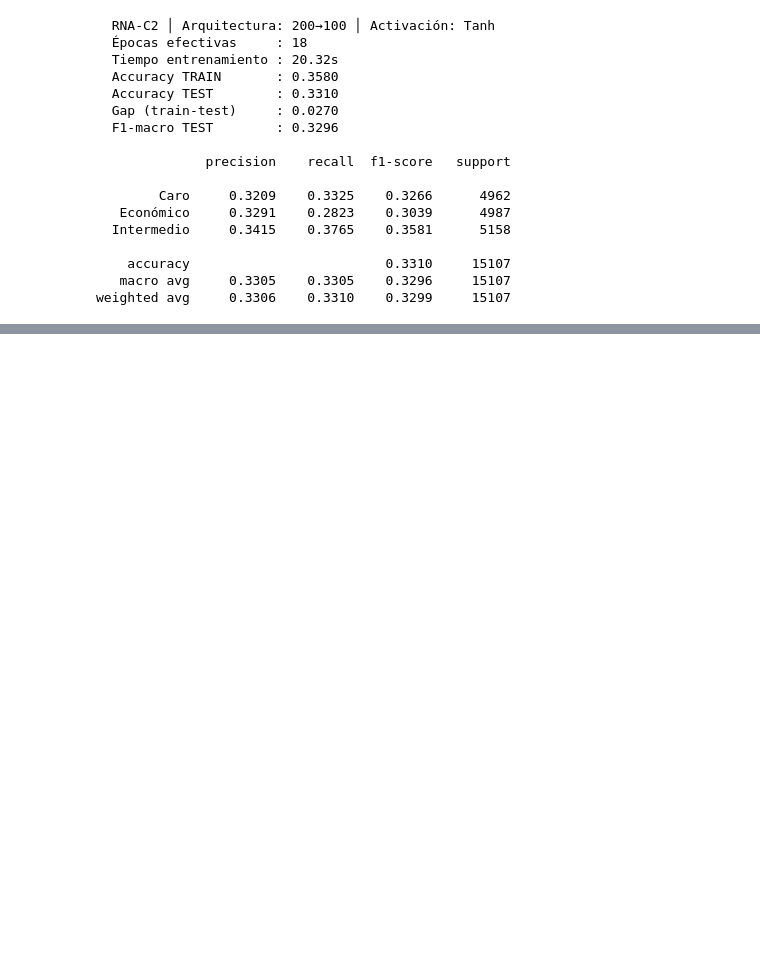
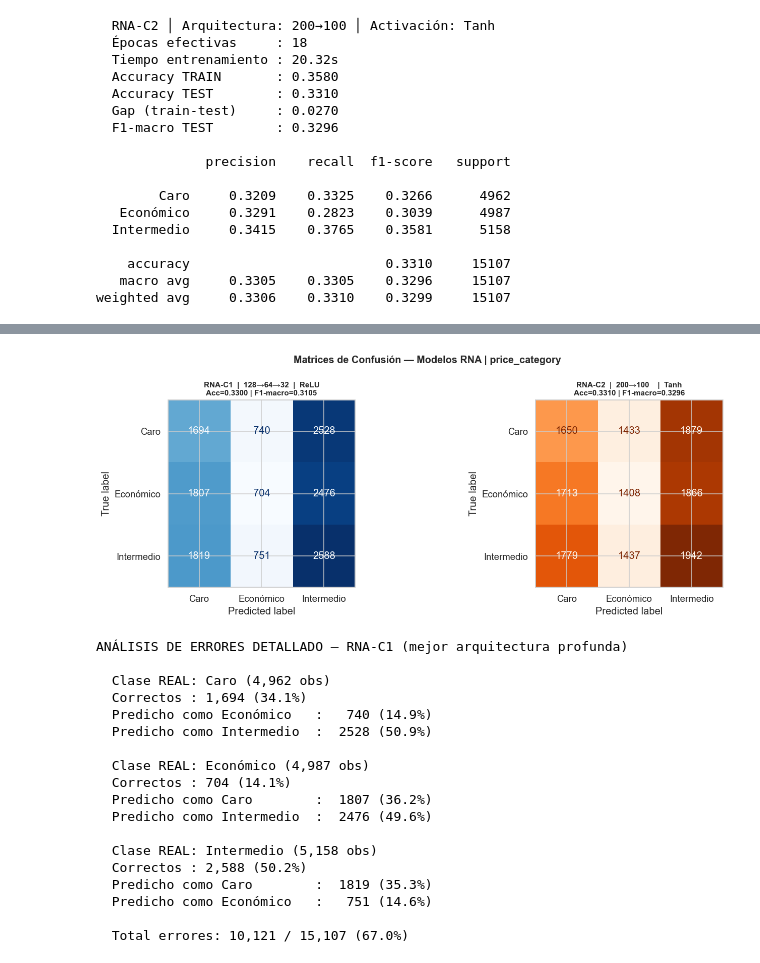
Before and after one commit to Branuvg/lab4_mineria, a Jupyter notebook: lab9.ipynb, the cells around one changed output, grey strips where cells are left out. Drawn from its saved outputs; the diff is of its cells as text; code cells hidden in the pictures; blank space fills up the shorter version.

Commit message:
Matrices de confusion

```diff
--- a/lab9.ipynb
+++ b/lab9.ipynb
@@ -346,0 +368,54 @@ weighted avg     0.3306    0.3310    0.3299     15107
+# %%
+# Matrices de confusión — ambos modelos de clasificación
+fig, axes = plt.subplots(1, 2, figsize=(14, 5))
+
+for ax, (nombre, yp, acc, f1, cmap) in zip(axes, [
+    ('RNA-C1  |  128→64→32  |  ReLU', yp_c1_te, acc_c1_te, f1_c1_te, 'Blues'),
+    ('RNA-C2  |  200→100    |  Tanh', yp_c2_te, acc_c2_te, f1_c2_te, 'Oranges'),
+]):
+    cm = confusion_matrix(y_test_c, yp)
+    disp = ConfusionMatrixDisplay(cm, display_labels=le.classes_)
+    disp.plot(ax=ax, cmap=cmap, colorbar=False)
+    ax.set_title(f'{nombre}\nAcc={acc:.4f} | F1-macro={f1:.4f}',
+                 fontweight='bold', fontsize=10)
+
+plt.suptitle('Matrices de Confusión — Modelos RNA | price_category',
+             fontweight='bold', fontsize=13)
+plt.tight_layout()
+plt.show()
+
+# Análisis numérico de errores por clase — mejor modelo
+print()
+print("ANÁLISIS DE ERRORES DETALLADO — RNA-C1 (mejor arquitectura profunda)")
+cm1 = confusion_matrix(y_test_c, yp_c1_te)
+for i, cls_true in enumerate(le.classes_):
+    n_total   = cm1[i].sum()
+    n_ok      = cm1[i, i]
+    n_err     = n_total - n_ok
+    print(f"\n  Clase REAL: {cls_true} ({n_total:,} obs)")
+    print(f"  Correctos : {n_ok:,} ({n_ok/n_total*100:.1f}%)")
+    for j, cls_pred in enumerate(le.classes_):
+        if i != j and cm1[i, j] > 0:
+            print(f"  Predicho como {cls_pred:<12}: {cm1[i,j]:>5} ({cm1[i,j]/n_total*100:.1f}%)")
+total_err = cm1.sum() - np.trace(cm1)
+print(f"\n  Total errores: {total_err:,} / {len(y_test_c):,} ({total_err/len(y_test_c)*100:.1f}%)")
+# %% [output]
+[figure, added]
+ANÁLISIS DE ERRORES DETALLADO — RNA-C1 (mejor arquitectura profunda)
+
+  Clase REAL: Caro (4,962 obs)
+  Correctos : 1,694 (34.1%)
+  Predicho como Económico   :   740 (14.9%)
+  Predicho como Intermedio  :  2528 (50.9%)
+
+  Clase REAL: Económico (4,987 obs)
+  Correctos : 704 (14.1%)
+  Predicho como Caro        :  1807 (36.2%)
+  Predicho como Intermedio  :  2476 (49.6%)
+
+  Clase REAL: Intermedio (5,158 obs)
+  Correctos : 2,588 (50.2%)
+  Predicho como Caro        :  1819 (35.3%)
+  Predicho como Económico   :   751 (14.6%)
+
+  Total errores: 10,121 / 15,107 (67.0%)
```
Also changed, not shown: parts of 1 cell of this notebook.
